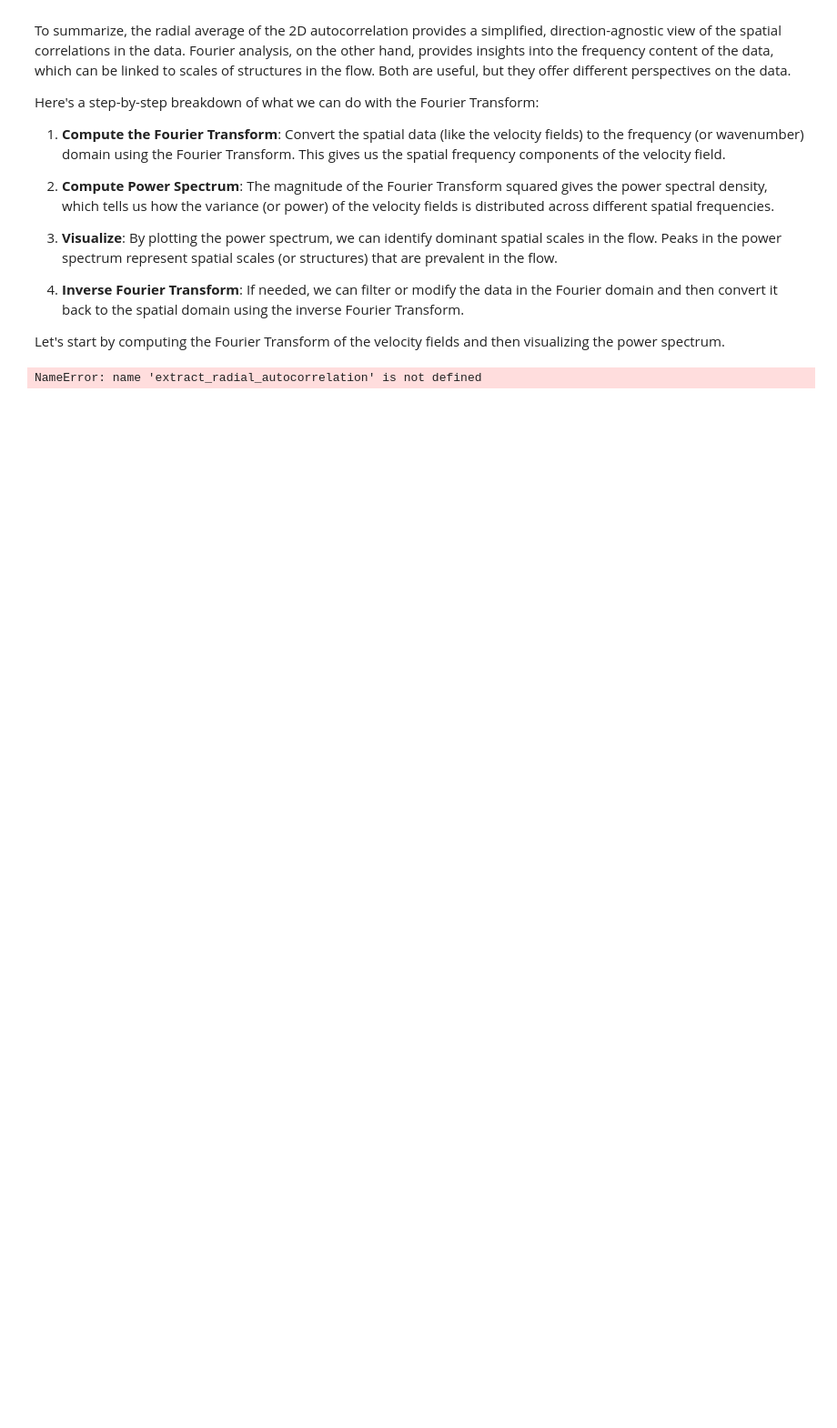
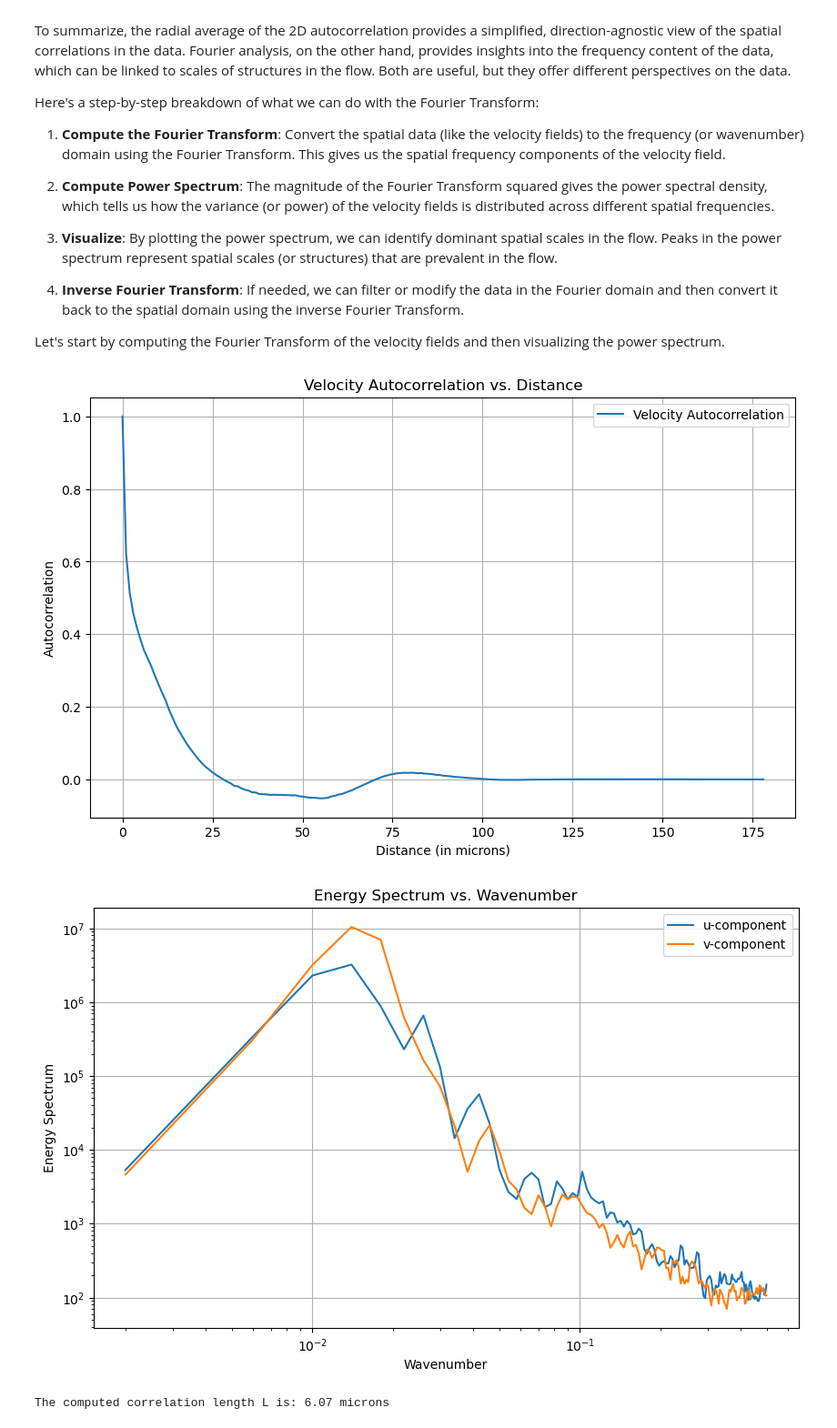
Before and after one commit to dalarios/activedrops, a Jupyter notebook: code/exploratory/autocorrelation2.ipynb, the cells around one changed output. Shown at 91% size. Saved outputs shown, nothing was run; the diff lists cells and outputs as text; code cells hidden in the pictures; blank space fills up the shorter version.

Commit message:
autocorrelation done

```diff
--- a/code/exploratory/autocorrelation2.ipynb
+++ b/code/exploratory/autocorrelation2.ipynb
@@ -71,7 +71,7 @@ def load_and_convert_data(file_path):
     return df
 
 # Load the data using the updated function
-data_0001 = load_and_convert_data("C:/Users/dalar/OneDrive/Desktop/current_experiment/100223-kbio-500_250_125nM/pos1-250nM/piv-pos1-250nM/txt-250nM-complete_movie/PIVlab_0001.txt")
+data_0001 = load_and_convert_data("../../data/k401bio-250nM-piv/PIVlab_0001.txt")
 data_0001.head()
 # %% [output]
 |  | x [um] | y [um] | u [um/s] | v [um/s] |
@@ -491,35 +491,37 @@ def extract_radial_velocity_product_correlation(R):
 # %%
 Ru, Rv = compute_autocorrelation(data_0001)
 k, E_u_avg, E_v_avg = compute_energy_spectrum(Ru, Rv)
 L = compute_correlation_length(Ru)
-radial_autocorr = extract_radial_autocorrelation(Ru)
+radial_autocorr = extract_radial_velocity_product_correlation(Ru)
 
 # Plotting Velocity Autocorrelation vs. Distance
 distances = np.arange(len(radial_autocorr))
 plt.figure(figsize=(10,6))
 plt.plot(distances, radial_autocorr, label="Velocity Autocorrelation")
 plt.xlabel("Distance (in microns)")
 plt.ylabel("Autocorrelation")
 plt.title("Velocity Autocorrelation vs. Distance")
 plt.legend()
 plt.grid(True)
 plt.show()
 
 # Plotting Energy Spectrum vs. Wavenumber
 plt.figure(figsize=(10,6))
 plt.loglog(k, E_u_avg, label="u-component")
 plt.loglog(k, E_v_avg, label="v-component")
 plt.xlabel("Wavenumber")
 plt.ylabel("Energy Spectrum")
 plt.title("Energy Spectrum vs. Wavenumber")
 plt.legend()
 plt.grid(True)
 plt.show()
 
 # Displaying the correlation length L
 print(f"The computed correlation length L is: {L:.2f} microns")
 # %% [output]
+[figure, added]
+[figure, added]
-NameError: name 'extract_radial_autocorrelation' is not defined
+The computed correlation length L is: 6.07 microns
 # %%
 def compute_velocity_autocorrelation_fourier(data):
     """
```
Also changed, not shown: parts of 4 cells of this notebook, 2 other files.
